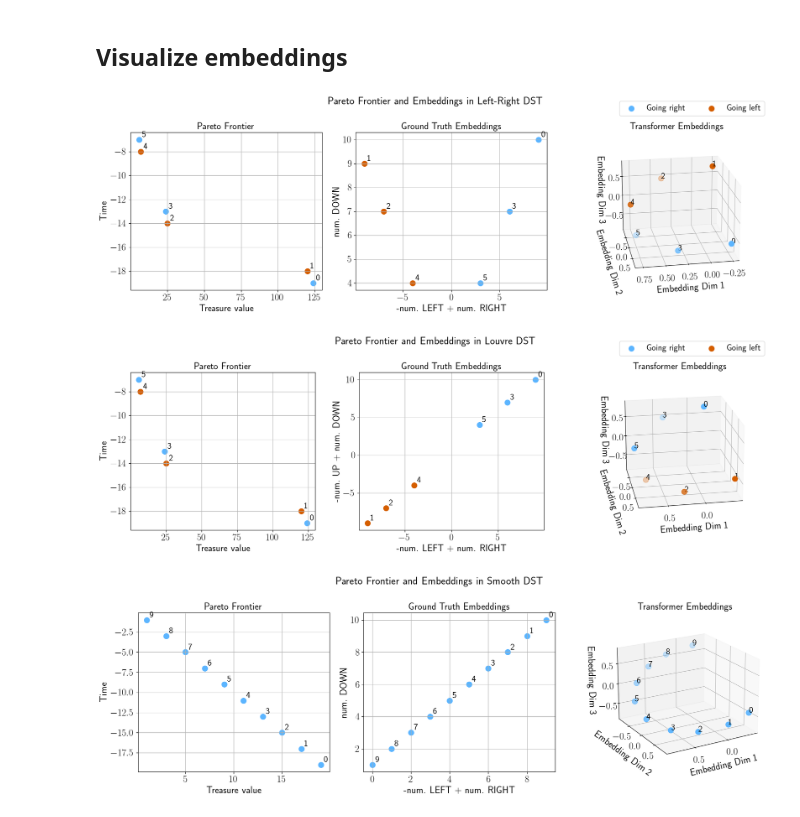
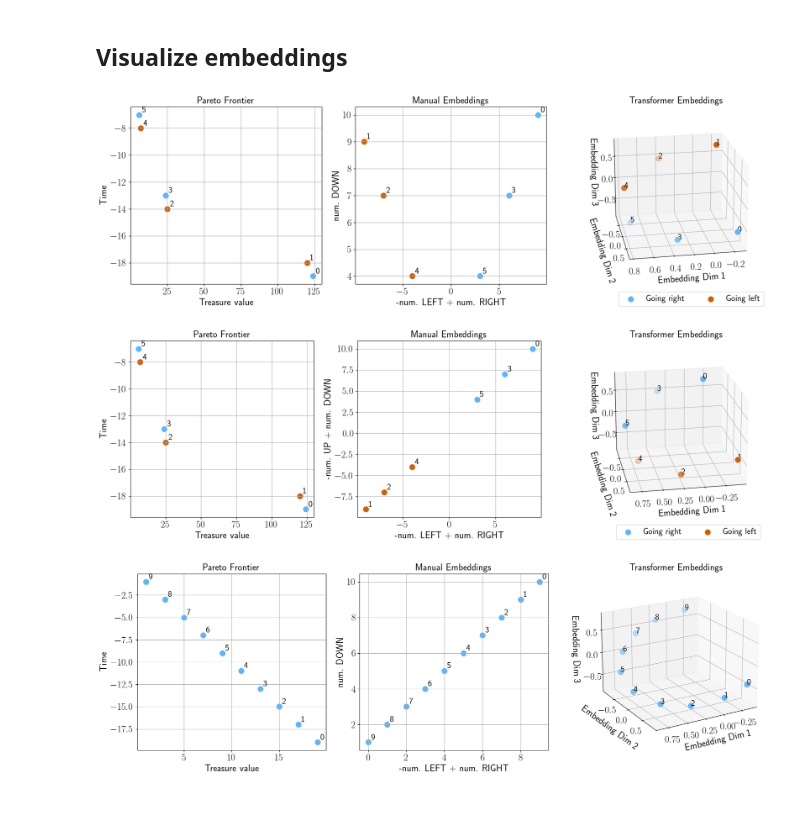
Before and after one commit to ffelten/Behavior-vs-Objective-Space, a Jupyter notebook: morl_behavior_objective/analysis/analysis_dst.ipynb, the cells around one changed output. Saved outputs shown, nothing was run; the diff lists cells and outputs as text; code cells hidden in the pictures.

```diff
--- a/morl_behavior_objective/analysis/analysis_dst.ipynb
+++ b/morl_behavior_objective/analysis/analysis_dst.ipynb
@@ -416,7 +416,7 @@ Distance 4 and 5 in embedding space: 1.2663731318723752
 # %%
 fig = plt.figure(figsize=(18, 6))
 
-fig.suptitle("Pareto Frontier and Embeddings in Left-Right DST", fontsize=20)
+# fig.suptitle("Pareto Frontier and Embeddings in Left-Right DST", fontsize=20)
 
 # Define point groups
 left_indices = [1, 2, 4]  # Going left (orange)
@@ -442,7 +442,7 @@ ax3.scatter(sorted_emb_lr_gt[right_indices,0], sorted_emb_lr_gt[right_indices,1]
             c=colors[0], marker="o", label="Going right", s=100)
 ax3.scatter(sorted_emb_lr_gt[left_indices,0], sorted_emb_lr_gt[left_indices,1],
             c=colors[1], marker="o", label="Going left", s=100)
-ax3.set_title("Ground Truth Embeddings")
+ax3.set_title("Manual Embeddings")
 ax3.set_xlabel("-num. LEFT + num. RIGHT")
 ax3.set_ylabel("num. DOWN")
 ax3.grid(True)
@@ -469,17 +469,17 @@ for i in range(len(sorted_emb_lr_t)):
 
 # Create a single legend for the entire figure
 handles, labels = ax2.get_legend_handles_labels()
-fig.legend(handles, labels, loc="upper right", bbox_to_anchor=(0.98, 0.98), ncol=2)
+fig.legend(handles, labels, loc="upper right", bbox_to_anchor=(0.98, 0.13), ncol=2)
 
 plt.tight_layout()
 plt.savefig("pareto_front_embeddings_left_right.pdf")
 plt.show()
 # %% [output]
-[figure, old version]
+[figure, new version]
 # %%
 fig = plt.figure(figsize=(18, 6))
 
-fig.suptitle("Pareto Frontier and Embeddings in Louvre DST", fontsize=20)
+# fig.suptitle("Pareto Frontier and Embeddings in Louvre DST", fontsize=20)
 
 # Define point groups
 left_indices = [1, 2, 4]  # Going left (orange)
@@ -505,7 +505,7 @@ ax3.scatter(sorted_emb_louvre_gt[right_indices,0], sorted_emb_louvre_gt[right_in
             c=colors[0], marker="o", label="Going right", s=100)
 ax3.scatter(sorted_emb_louvre_gt[left_indices,0], sorted_emb_louvre_gt[left_indices,1],
             c=colors[1], marker="o", label="Going left", s=100)
-ax3.set_title("Ground Truth Embeddings")
+ax3.set_title("Manual Embeddings")
 ax3.set_xlabel("-num. LEFT + num. RIGHT")
 ax3.set_ylabel("-num. UP + num. DOWN")
 ax3.grid(True)
@@ -532,17 +532,17 @@ for i in range(len(sorted_emb_louvre_t)):
 
 # Create a single legend for the entire figure
 handles, labels = ax2.get_legend_handles_labels()
-fig.legend(handles, labels, loc="upper right", bbox_to_anchor=(0.98, 0.98), ncol=2)
+fig.legend(handles, labels, loc="upper right", bbox_to_anchor=(0.98, 0.13), ncol=2)
 
 plt.tight_layout()
 plt.savefig("pareto_front_embeddings_louvre.pdf")
 plt.show()
 # %% [output]
-[figure, old version]
+[figure, new version]
 # %%
 fig = plt.figure(figsize=(18, 6))
 
-fig.suptitle("Pareto Frontier and Embeddings in Smooth DST", fontsize=20)
+# fig.suptitle("Pareto Frontier and Embeddings in Smooth DST", fontsize=20)
 
 # 2D scatter for returns (use sorted version)
 ax2 = fig.add_subplot(131)
@@ -558,32 +558,32 @@ for i in range(len(sorted_pf_smooth_gt)):
 # 2D scatter for ground truth embeddings (use sorted version)
 ax3 = fig.add_subplot(132)
 ax3.scatter(sorted_emb_smooth_gt[:,0], sorted_emb_smooth_gt[:,1],
             c=colors[0], marker="o", s=100)
-ax3.set_title("Ground Truth Embeddings")
+ax3.set_title("Manual Embeddings")
 ax3.set_xlabel("-num. LEFT + num. RIGHT")
 ax3.set_ylabel("num. DOWN")
 ax3.grid(True)
 # Add numbered labels
 for i in range(len(sorted_emb_smooth_gt)):
     ax3.annotate(str(i), (sorted_emb_smooth_gt[i,0], sorted_emb_smooth_gt[i,1]), xytext=(5, 5), textcoords="offset points", fontsize=16)
 
 # 3D scatter for transformer embeddings (use sorted version)
 ax1 = fig.add_subplot(133, projection="3d")
 ax1.scatter(sorted_emb_smooth_t[:,0], sorted_emb_smooth_t[:,1], sorted_emb_smooth_t[:,2],
             c=colors[0], marker="o", s=100)
 ax1.set_title("Transformer Embeddings")
 ax1.set_xlabel("Embedding Dim 1", labelpad=10)
 ax1.set_ylabel("Embedding Dim 2", labelpad=10)
 ax1.set_zlabel("Embedding Dim 3", labelpad=10)
 ax1.grid(True)
 # change view
 ax1.view_init(elev=20, azim=60)
 # Add numbered labels
 for i in range(len(sorted_emb_smooth_t)):
     ax1.text(sorted_emb_smooth_t[i,0], sorted_emb_smooth_t[i,1], sorted_emb_smooth_t[i,2], str(i), fontsize=16)
 
 plt.tight_layout()
 plt.savefig("pareto_front_embeddings_smooth.pdf")
 plt.show()
 # %% [output]
-[figure, old version]
+[figure, new version]
```
Also changed, not shown: parts of 1 cell of this notebook, 2 other files.
